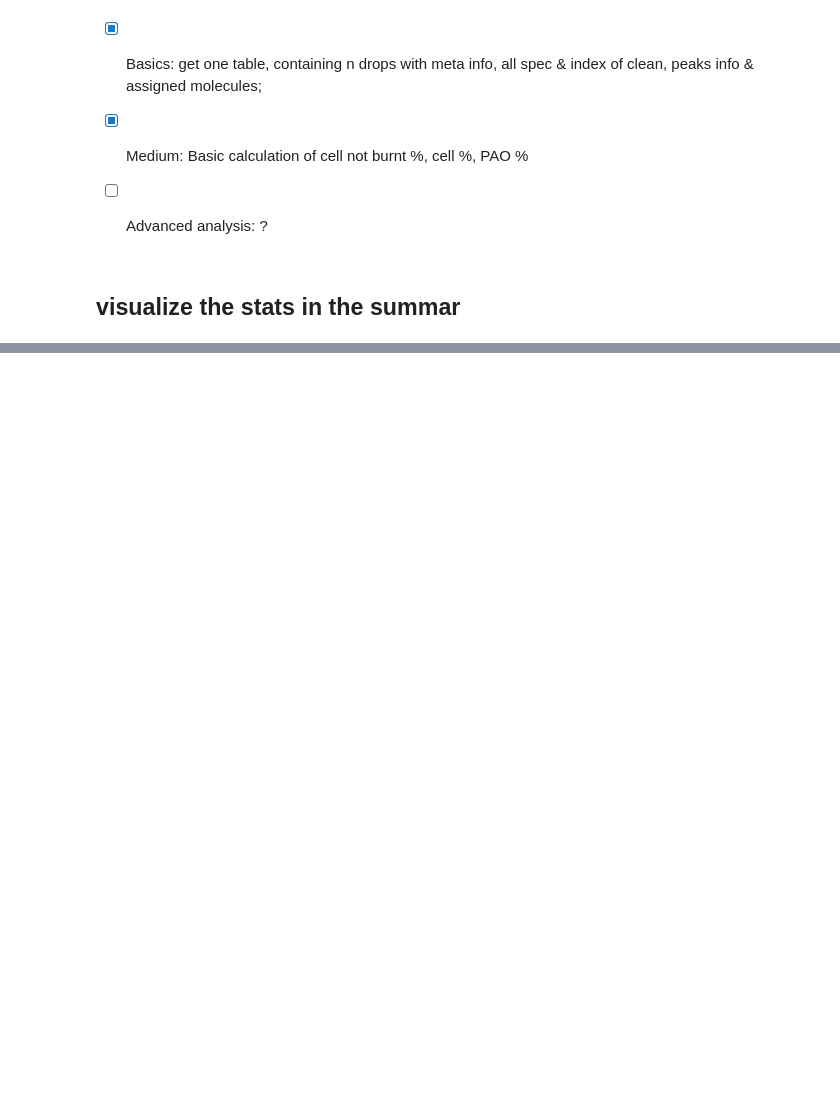
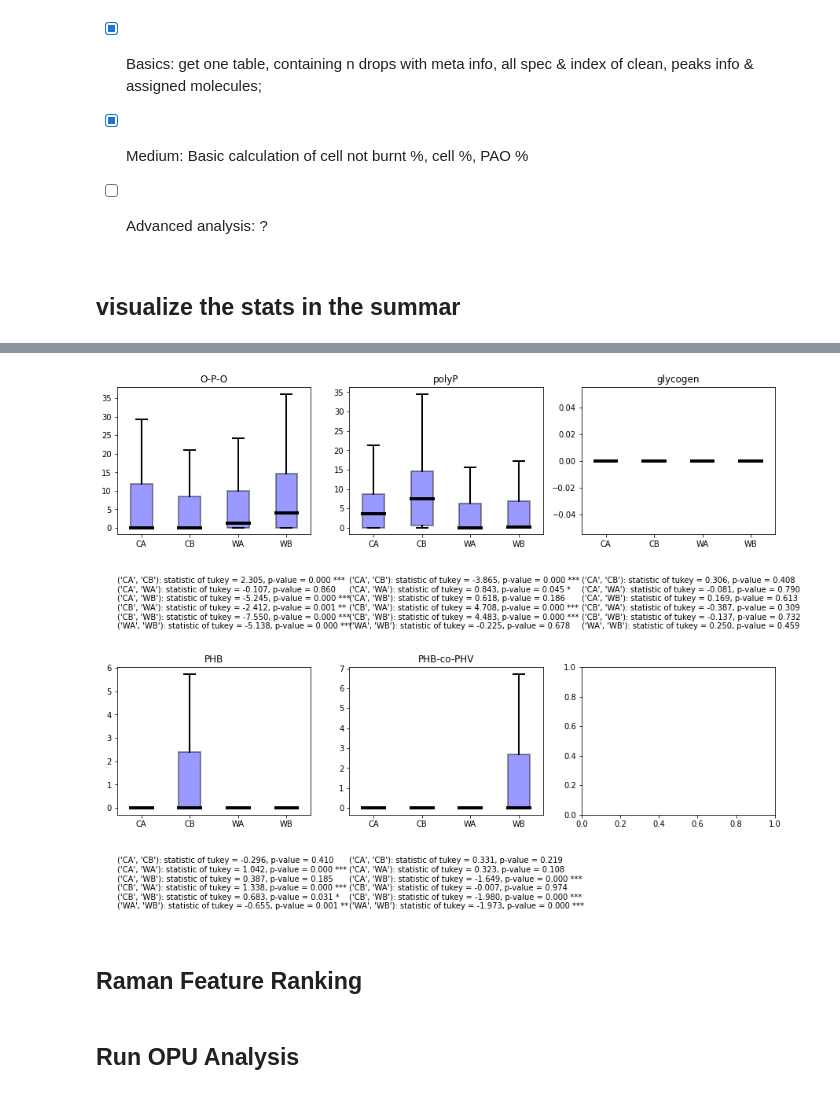
Before and after one commit to ZJLEOWANG3/PyMARBLE, a Jupyter notebook: example/Basic_Workflow.ipynb, the cells around one changed output, grey strips where cells are left out. Saved outputs shown, nothing was run; the diff lists cells and outputs as text; code cells hidden in the pictures; blank space fills up the shorter version.

Commit message:
integrate OPU analysis and feature selection

```diff
--- a/example/Basic_Workflow.ipynb
+++ b/example/Basic_Workflow.ipynb
@@ -111,0 +144,63 @@ fig.savefig(pathout,bbox_inches='tight')
+# %%
+imp.reload(Raman_plot)
+# plot the average and molecular distribution given a RamanLevel
+metalevel = ['treatment','biological repetitive','repetitive']
+RamanLevel = metalevel[0] # you need to determine this based on your metalevel
+Ramanpathin = pathin
+Ramanpathout = Ramanpathin + "_out/mean_features" # dir to save feature ranking and average images
+if not os.path.exists(Ramanpathout):
+    os.makedirs(Ramanpathout)
+# init
+dirs = os.listdir(Ramanpathin)
+dirs = [dir for dir in dirs if not dir.startswith(".")]
+colorlist = Raman_color.color(len(dirs)).default_c()
+speclist = Raman_read.read_txt(Ramanpathin,typpe='dir',dataloop=len(metalevel),metalevel=metalevel,outdir=Ramanpathin+"_out")
+PATH_Raman = speclist.groupby(by=RamanLevel)["abspathout"]
+
+all_violin = pd.DataFrame() # to save dataframe to plot all violinplot based on treatment
+for group, path in PATH_Raman:
+    for i, path_i in enumerate(path):
+        # Read the Excel file into a dataframe
+        specdata = pd.read_excel(path_i,"cell",index_col=0,header=None) # n x d
+        moldata = pd.read_excel(path_i,"molecule",index_col=0) # n x d
+        if i == 0: # init
+            group_data = specdata
+            group_mol = moldata
+        else:
+            # combine spec data
+            new_X, df1_new, df2_new = Raman_preprocess.binning(group_data.T,specdata.T) # input and ouput is d x n
+            group_data = pd.concat([new_X, df1_new.iloc[:,1:], df2_new.iloc[:,1:]],axis=1).T
+
+            # combine mol data
+            group_mol = pd.concat([group_mol,moldata],axis=0)
+
+    #### spec data
+    # # save spec data
+    # allspec_save = os.path.join(Ramanpathout,"Raman.mean.%s.csv"%group)
+    # group_data.to_csv(allspec_save, index=False,header=False)
+    # # plot&save mean of spec data
+    # fig, ax = Raman_plot.draw_between(group_data.iloc[0,:],group_data.iloc[1:,],xlim=(380,2000))
+    # fig.savefig(allspec_save.replace(".csv",".png"),bbox_inches="tight")
+
+    # #### mol data
+    # mol_save = os.path.join(Ramanpathout,"Raman.violin.%s.csv"%group)
+    # group_mol.to_csv(mol_save,index=False)
+    # # plot&save mol data
+    # fig2 = Raman_plot.plot_mol(group_mol)
+    # pio.write_image(fig2, mol_save.replace(".csv",".png"),scale=3)
+
+    temp_group_mol = group_mol.reset_index(names="treatment")
+    temp_group_mol["treatment"] = group
+    all_violin = pd.concat([all_violin,temp_group_mol],axis=0)
+
+# plot&save partial data
+fig_dict = {"starti":1, "endi":"end", "ncols":3,"continuous":"N",
+            "allcol":["O-P-O","polyP","glycogen","PHB","PHB-co-PHV"],
+            "showfliers":False}
+by = "treatment" # if none
+fig = Raman_plot.meta_boxplot(all_violin,by,fig_dict,method="tukey")
+fig.savefig(os.path.join(Ramanpathout,"Raman.violin.partmol.png"),bbox_inches="tight",dpi=300)
+# %% [output]
+[figure, added]
+# %% [markdown]
+## Raman Feature Ranking
@@ -111,0 +209,2 @@ fig.savefig(pathout,bbox_inches='tight')
+# %% [markdown]
+## Run OPU Analysis
```
Also changed, not shown: parts of 14 cells of this notebook, 7 other files.
